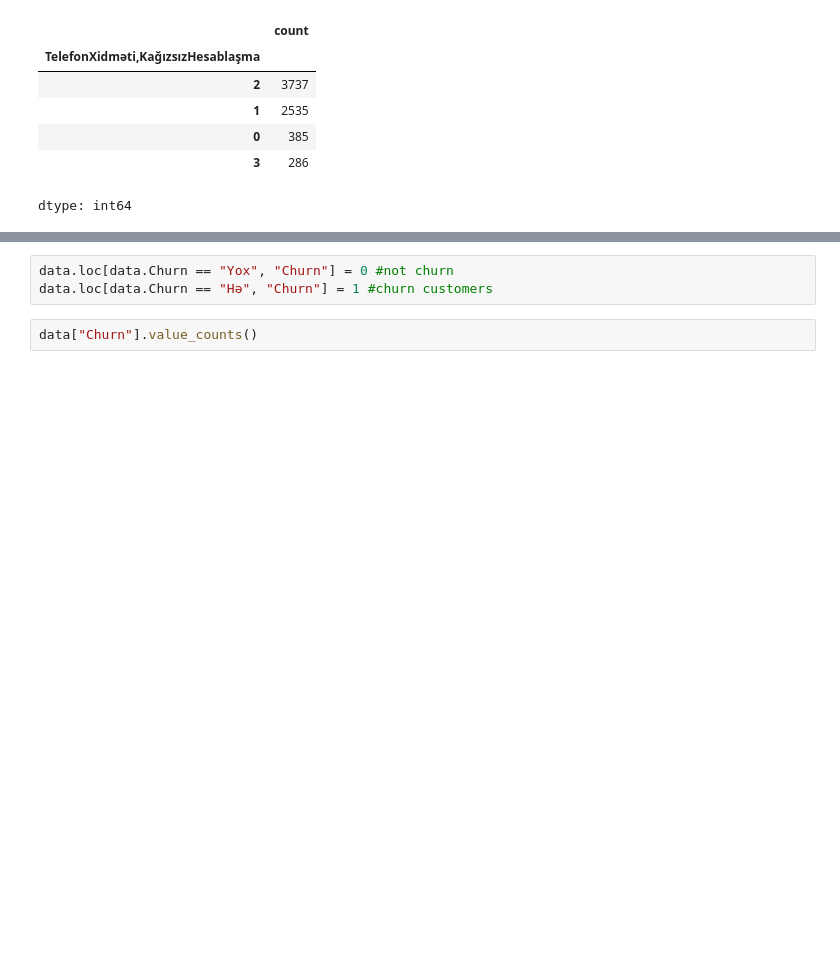
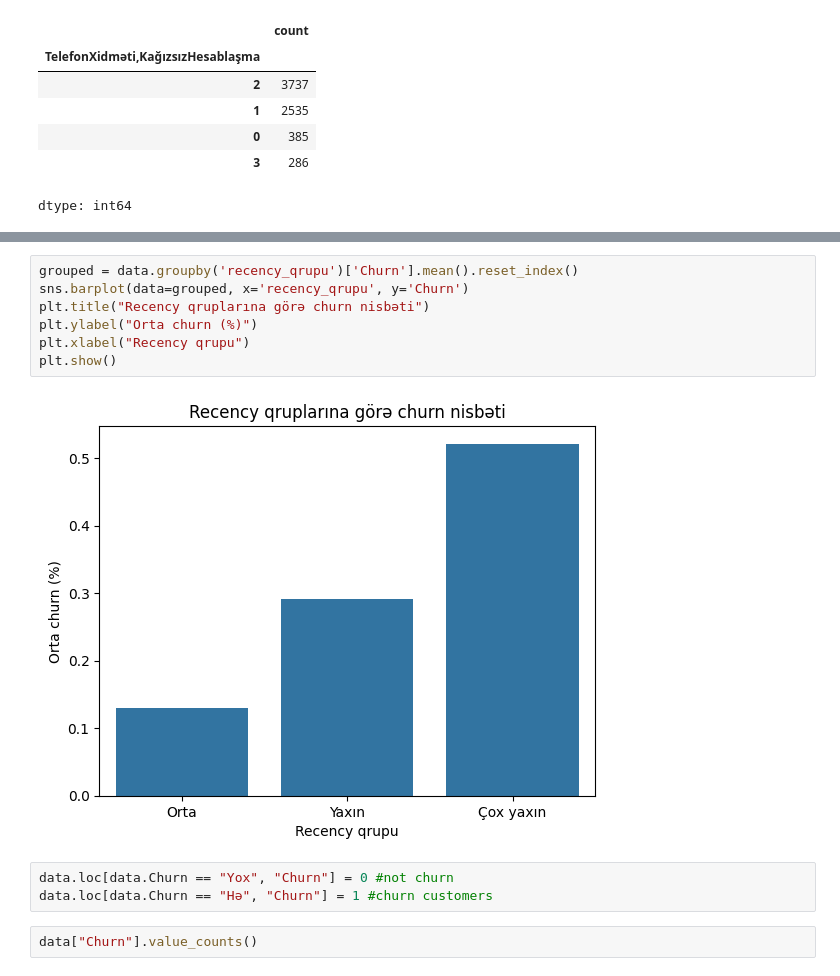
Before and after one commit to Sevinj-joy/Matplotlib_examples, a Jupyter notebook: Churn_analysis/churn_analysis.ipynb, the cells around one changed output, grey strips where cells are left out. Saved outputs shown, nothing was run; the diff lists cells and outputs as text; blank space fills up the shorter version.

```diff
--- a/Churn_analysis/churn_analysis.ipynb
+++ b/Churn_analysis/churn_analysis.ipynb
@@ -172,3 +231,12 @@ dtype: int64
+# %%
+grouped = data.groupby('recency_qrupu')['Churn'].mean().reset_index()
+sns.barplot(data=grouped, x='recency_qrupu', y='Churn')
+plt.title("Recency qruplarına görə churn nisbəti")
+plt.ylabel("Orta churn (%)")
+plt.xlabel("Recency qrupu")
+plt.show()
+# %% [output]
+[figure, added]
 # %%
 data.loc[data.Churn == "Yox", "Churn"] = 0 #not churn
 data.loc[data.Churn == "Hə", "Churn"] = 1 #churn customers
```
Also changed, not shown: parts of 8 cells of this notebook.
